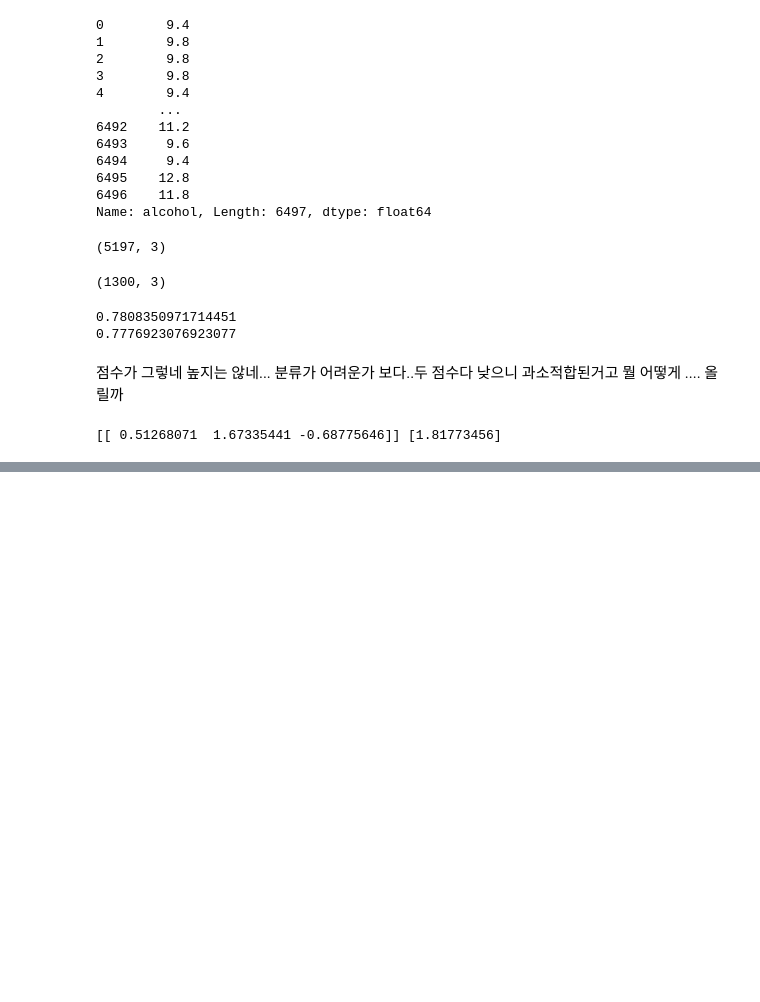
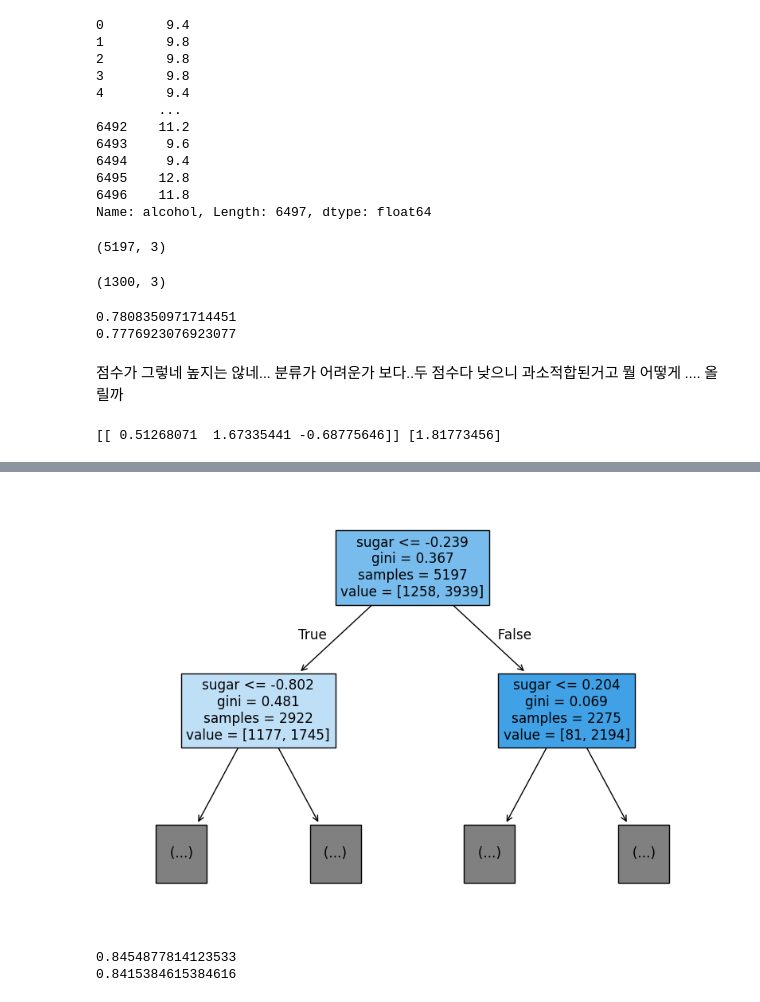
Before and after one commit to zamisolsol/hongong, a Jupyter notebook: 혼공머_STEP_5.ipynb, the cells around one changed output, grey strips where cells are left out. Cells and saved outputs as stored; diff of their text form; code cells hidden in the pictures; blank space fills up the shorter version.

```diff
--- a/혼공머_STEP_5.ipynb
+++ b/혼공머_STEP_5.ipynb
@@ -114,0 +140,14 @@ print(lr.coef_, lr.intercept_)
+# %%
+plt.figure(figsize=(10,7))
+plot_tree(dt, max_depth=1, filled=True, feature_names=['alcohol','sugar','pH']) #이번에는 리프노브가 depth=3이기 때문에 검정 땡떙떙이 없음
+plt.show()
+# %% [output]
+[figure, added]
+# %%
+dt = DecisionTreeClassifier(max_depth=3, random_state=42)
+dt.fit(train_scaled, train_target)
+print(dt.score(train_scaled, train_target))
+print(dt.score(test_scaled, test_target))
+# %% [output]
+0.8454877814123533
+0.8415384615384616
```
Also changed, not shown: parts of 54 cells of this notebook.
